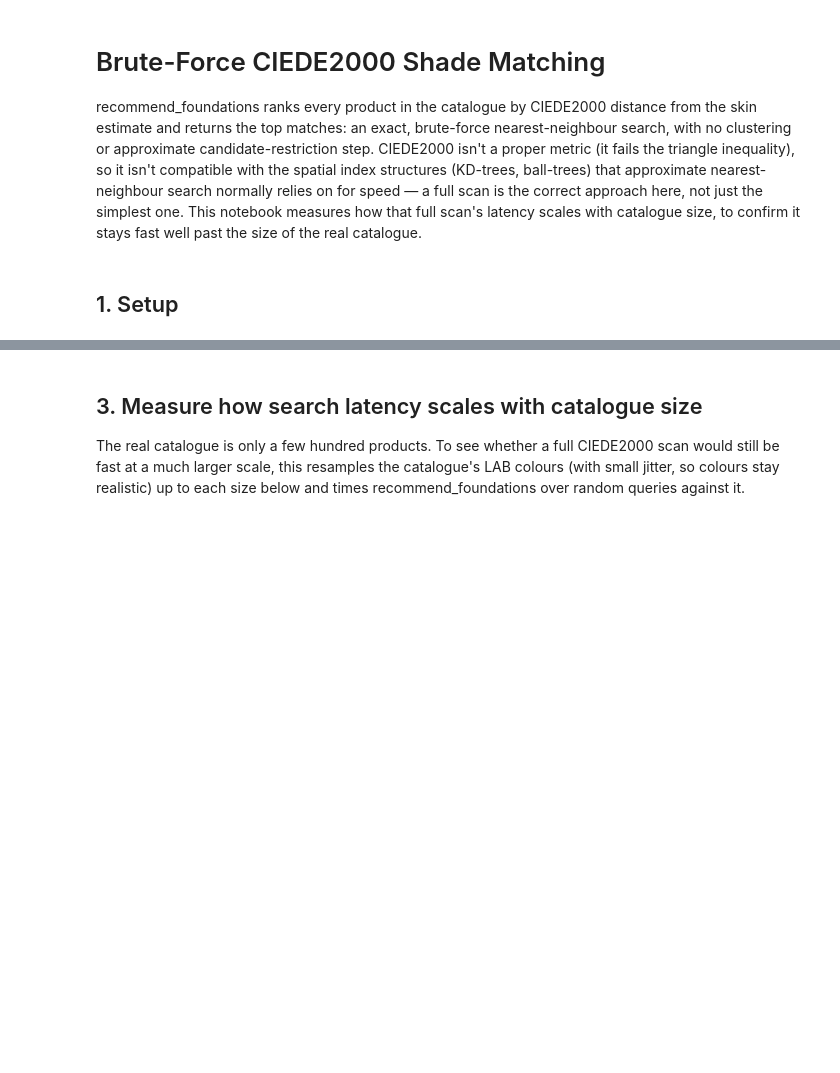
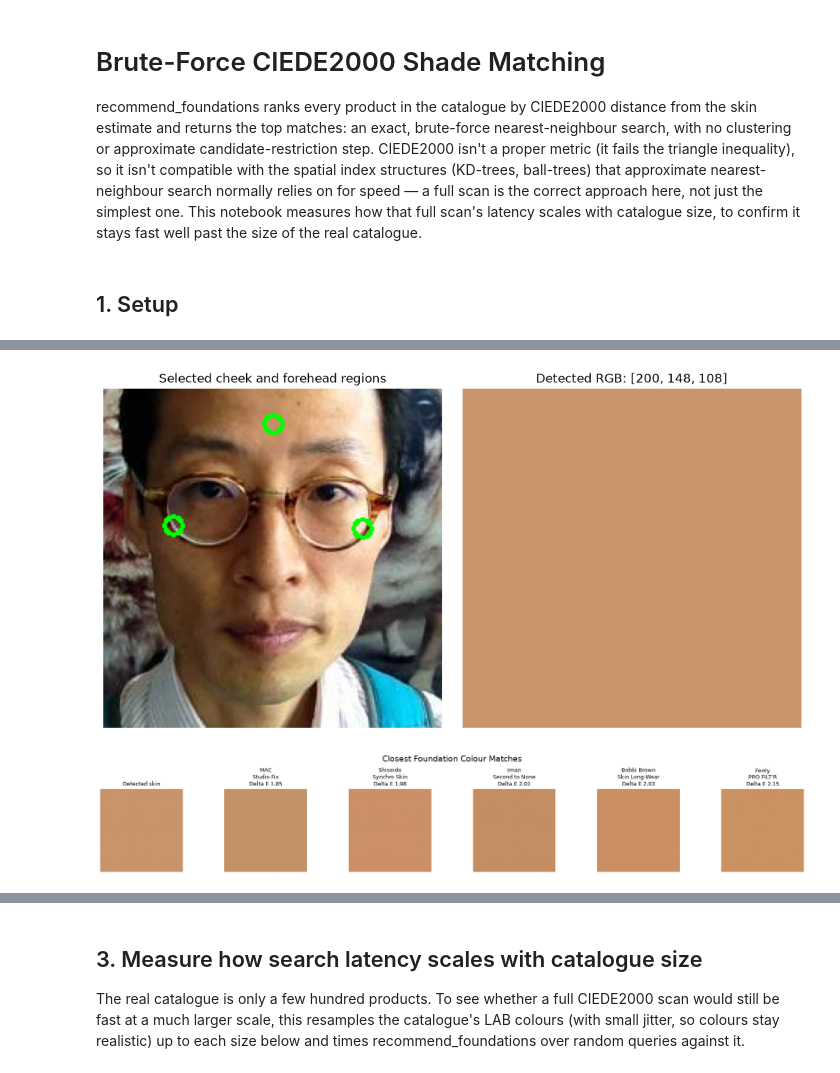
Before and after one commit to amafteeva/Predictive-beauty-analysis-using-computer-vision-and-machine-learning-, a Jupyter notebook: notebooks/03_brute_force_matching.ipynb, the cells around one changed output, grey strips where cells are left out. Cells and saved outputs as stored; diff of their text form; code cells hidden in the pictures; blank space fills up the shorter version.

```diff
--- a/notebooks/03_brute_force_matching.ipynb
+++ b/notebooks/03_brute_force_matching.ipynb
@@ -70,0 +210,9 @@ display(matches[["brand", "product", "hex", "color_distance"]])
+# %%
+plot_skin_preview(second_skin_tone)
+plt.show()
+
+plot_match_swatches(second_skin_tone.rgb, second_matches)
+plt.show()
+# %% [output]
+[figure, added]
+[figure, added]
```
Also changed, not shown: parts of 12 cells of this notebook, 1 other file.
